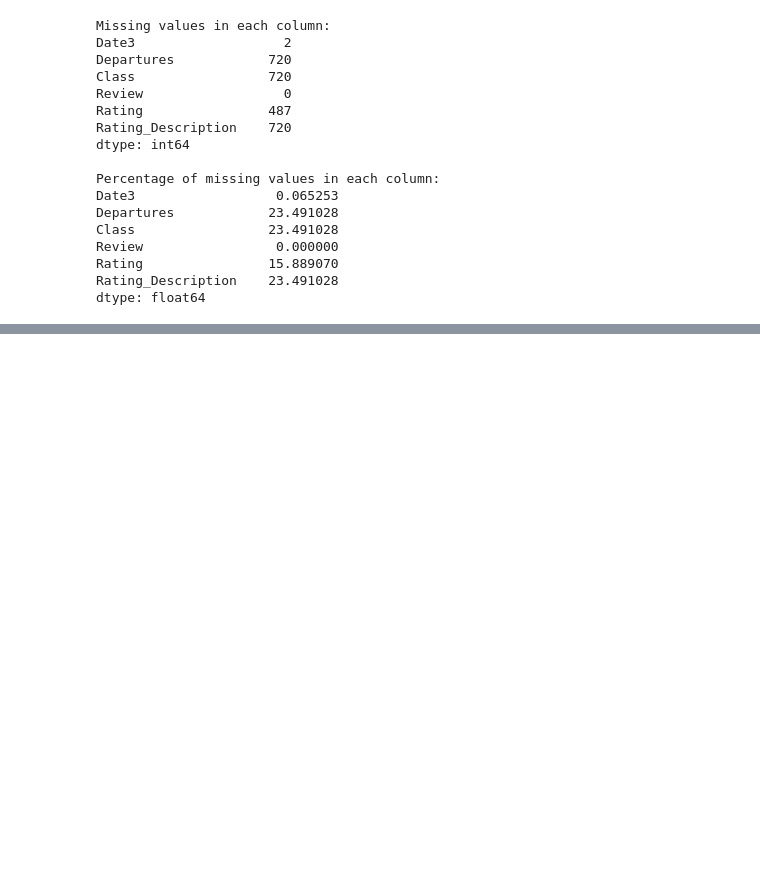
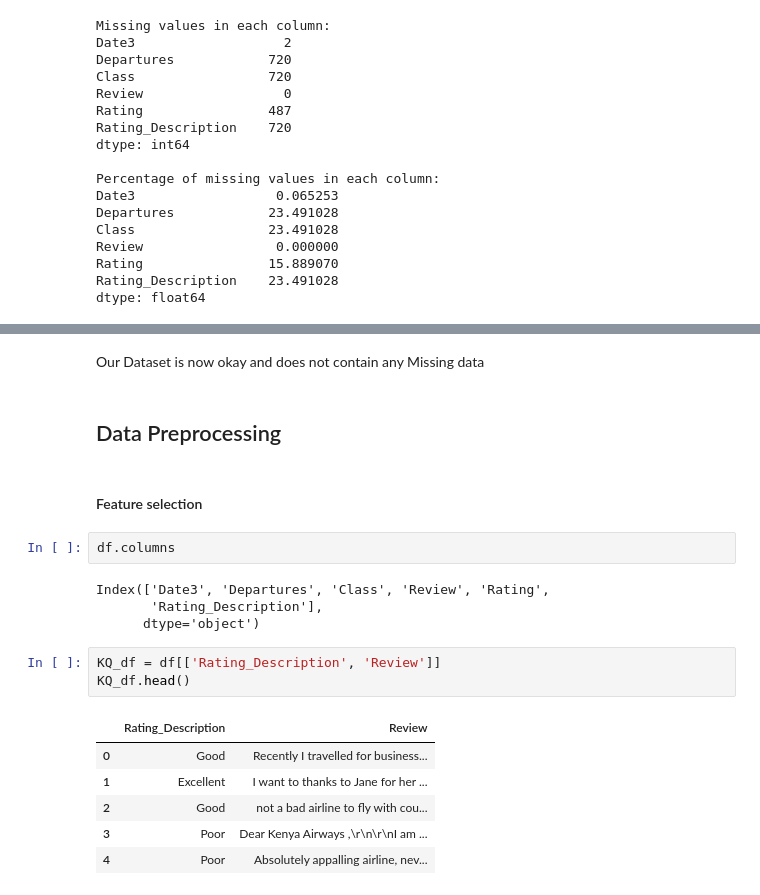
Before and after one commit to JEr1yAnalst/CAPSTONE-PROJECT-sentiment-analysis, a Jupyter notebook: notebook.ipynb, the cells around one changed output, grey strips where cells are left out. Drawn from its saved outputs; the diff is of its cells as text; blank space fills up the shorter version.

Commit message:
preprocessing

```diff
--- a/notebook.ipynb
+++ b/notebook.ipynb
@@ -331,0 +368,22 @@ Overall Insights:
+# %% [markdown]
+Our Dataset is now okay and does not contain any Missing data
+# %% [markdown]
+## Data Preprocessing
+# %% [markdown]
+#### Feature selection
+# %%
+df.columns
+# %% [output]
+Index(['Date3', 'Departures', 'Class', 'Review', 'Rating',
+       'Rating_Description'],
+      dtype='object')
+# %%
+KQ_df = df[['Rating_Description', 'Review']]
+KQ_df.head()
+# %% [output]
+|  | Rating_Description | Review |
+| 0 | Good | Recently I travelled for business... |
+| 1 | Excellent | I want to thanks to Jane for her ... |
+| 2 | Good | not a bad airline to fly with cou... |
+| 3 | Poor | Dear Kenya Airways ,\r\n\r\nI am ... |
+| 4 | Poor | Absolutely appalling airline, nev... |
```
Also changed, not shown: parts of 6 cells of this notebook.
